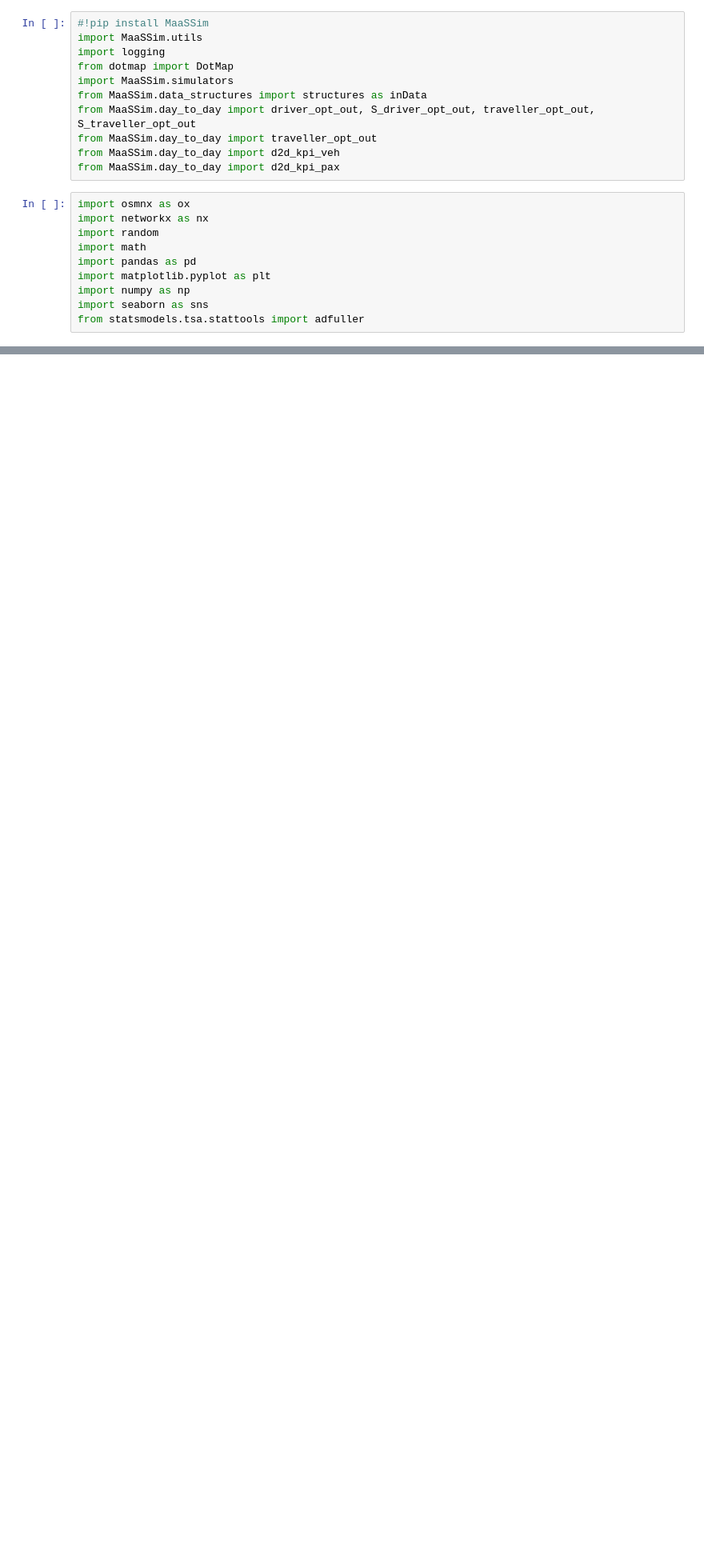
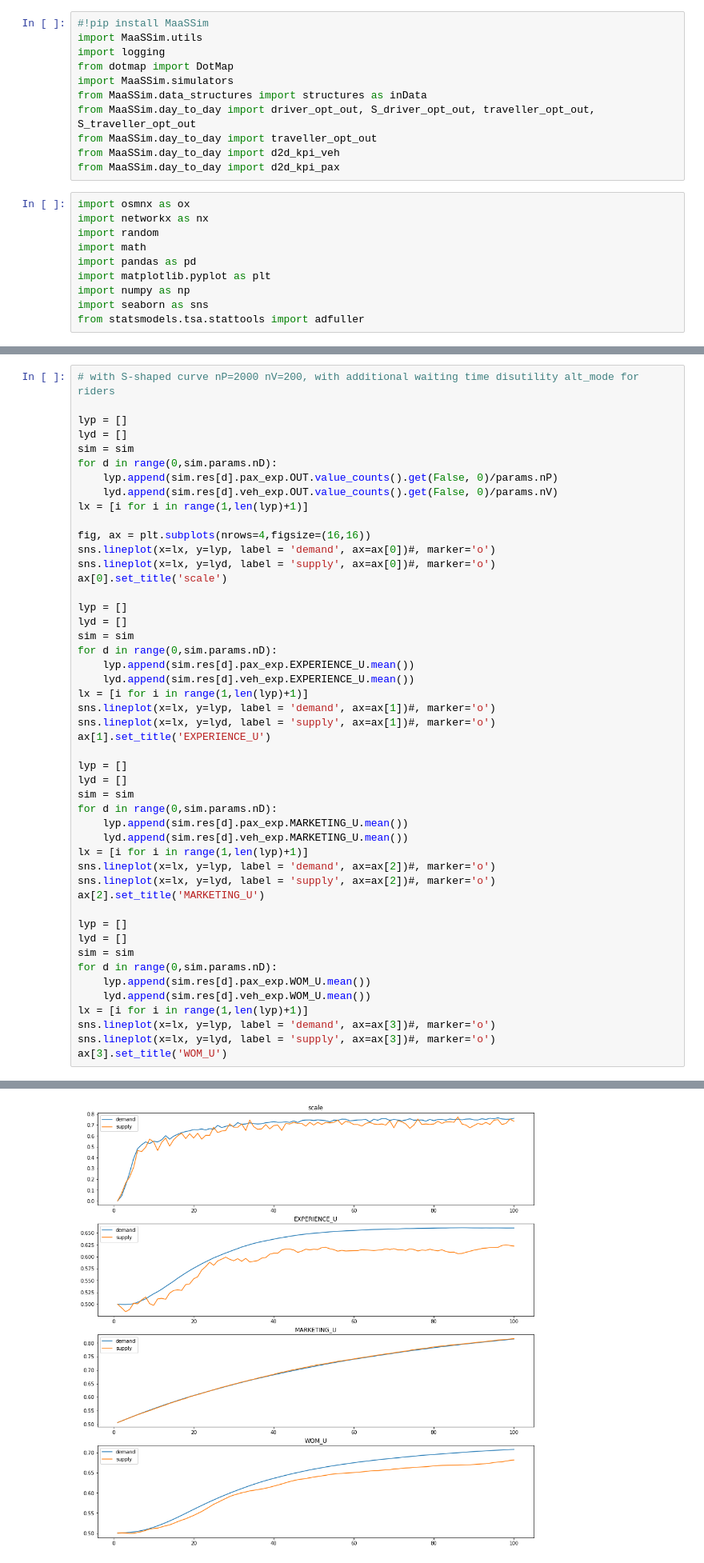
Before and after one commit to Farnoud-G/MaaSSim, a Jupyter notebook: docs/tutorials/S.ipynb, the cells around one changed output, grey strips where cells are left out. Shown at 80% size. Drawn from its saved outputs; the diff is of its cells as text; blank space fills up the shorter version.

```diff
--- a/docs/tutorials/S.ipynb
+++ b/docs/tutorials/S.ipynb
@@ -101,0 +154,49 @@ sim = MaaSSim.simulators.simulate(params=params, f_driver_out=S_driver_opt_out,f
+# %%
+# with S-shaped curve nP=2000 nV=200, with additional waiting time disutility alt_mode for riders
+
+lyp = []
+lyd = []
+sim = sim
+for d in range(0,sim.params.nD):
+    lyp.append(sim.res[d].pax_exp.OUT.value_counts().get(False, 0)/params.nP)
+    lyd.append(sim.res[d].veh_exp.OUT.value_counts().get(False, 0)/params.nV)
+lx = [i for i in range(1,len(lyp)+1)]
+
+fig, ax = plt.subplots(nrows=4,figsize=(16,16))
+sns.lineplot(x=lx, y=lyp, label = 'demand', ax=ax[0])#, marker='o')
+sns.lineplot(x=lx, y=lyd, label = 'supply', ax=ax[0])#, marker='o')
+ax[0].set_title('scale')
+
+lyp = []
+lyd = []
+sim = sim
+for d in range(0,sim.params.nD):
+    lyp.append(sim.res[d].pax_exp.EXPERIENCE_U.mean())
+    lyd.append(sim.res[d].veh_exp.EXPERIENCE_U.mean())
+lx = [i for i in range(1,len(lyp)+1)]
+sns.lineplot(x=lx, y=lyp, label = 'demand', ax=ax[1])#, marker='o')
+sns.lineplot(x=lx, y=lyd, label = 'supply', ax=ax[1])#, marker='o')
+ax[1].set_title('EXPERIENCE_U')
+
+lyp = []
+lyd = []
+sim = sim
+for d in range(0,sim.params.nD):
+    lyp.append(sim.res[d].pax_exp.MARKETING_U.mean())
+    lyd.append(sim.res[d].veh_exp.MARKETING_U.mean())
+lx = [i for i in range(1,len(lyp)+1)]
+sns.lineplot(x=lx, y=lyp, label = 'demand', ax=ax[2])#, marker='o')
+sns.lineplot(x=lx, y=lyd, label = 'supply', ax=ax[2])#, marker='o')
+ax[2].set_title('MARKETING_U')
+
+lyp = []
+lyd = []
+sim = sim
+for d in range(0,sim.params.nD):
+    lyp.append(sim.res[d].pax_exp.WOM_U.mean())
+    lyd.append(sim.res[d].veh_exp.WOM_U.mean())
+lx = [i for i in range(1,len(lyp)+1)]
+sns.lineplot(x=lx, y=lyp, label = 'demand', ax=ax[3])#, marker='o')
+sns.lineplot(x=lx, y=lyd, label = 'supply', ax=ax[3])#, marker='o')
+ax[3].set_title('WOM_U')
+# %% [output]
@@ -101,0 +204 @@ sim = MaaSSim.simulators.simulate(params=params, f_driver_out=S_driver_opt_out,f
+[figure, added]
```
Also changed, not shown: parts of 22 cells of this notebook, 2 other files.
